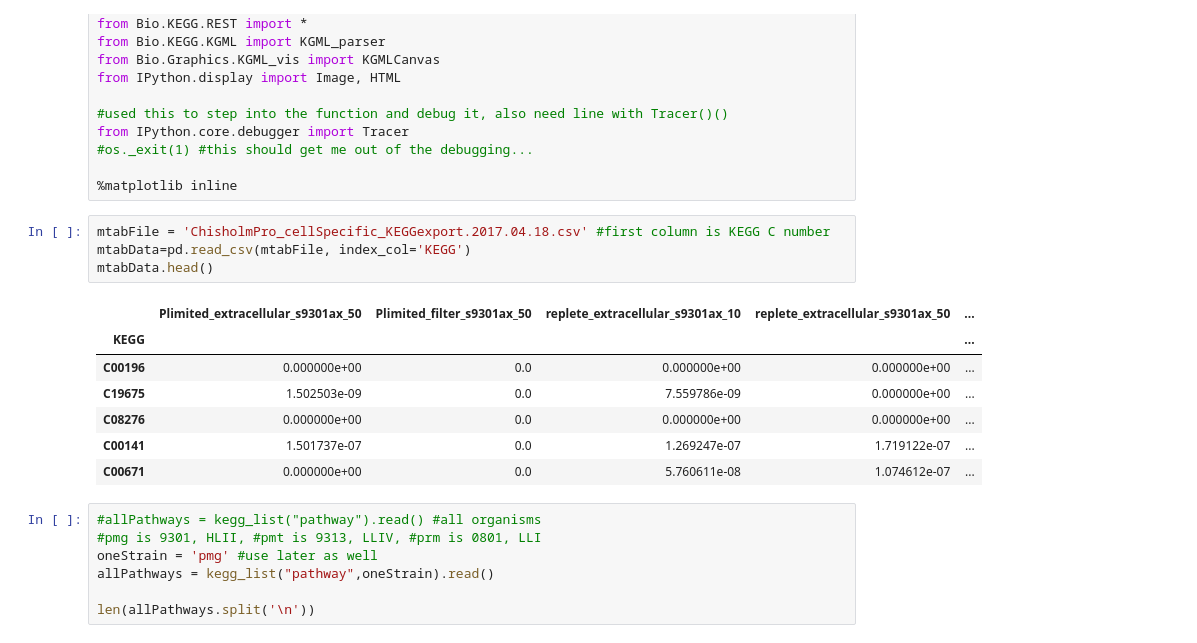
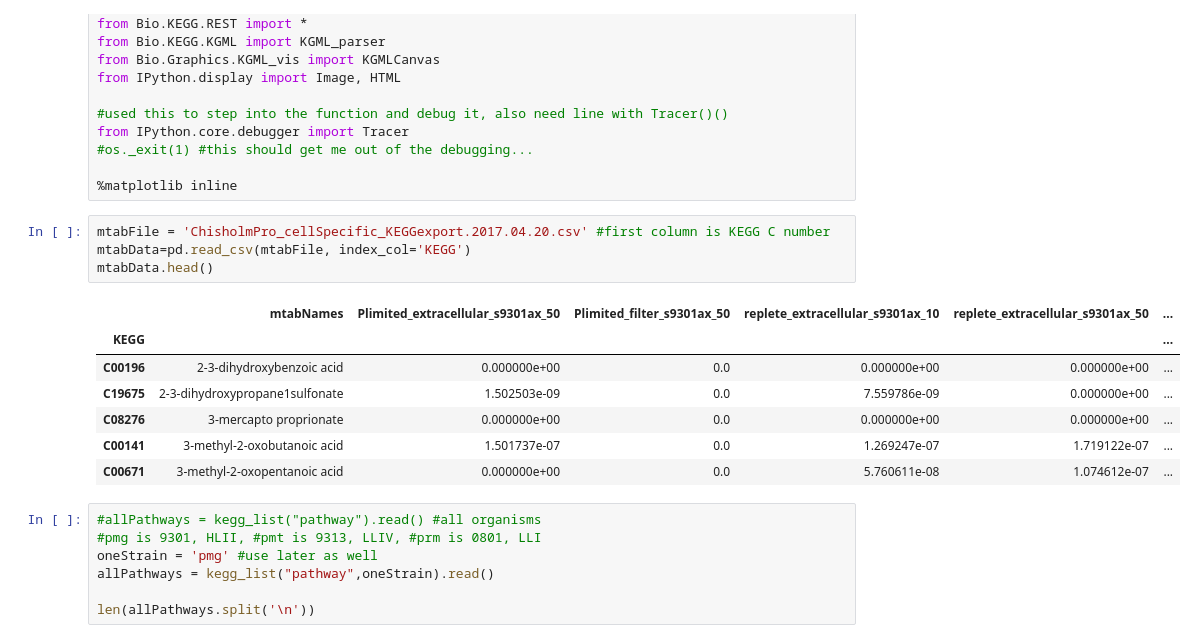
Before and after one commit to redbluewater/Pro_mtabs, a Jupyter notebook: ProKEGG.ipynb, the cells around one changed output. Drawn from its saved outputs; the diff is of its cells as text.

```diff
--- a/ProKEGG.ipynb
+++ b/ProKEGG.ipynb
@@ -34,17 +34,17 @@ from IPython.core.debugger import Tracer
 
 %matplotlib inline
 # %%
-mtabFile = 'ChisholmPro_cellSpecific_KEGGexport.2017.04.18.csv' #first column is KEGG C number
+mtabFile = 'ChisholmPro_cellSpecific_KEGGexport.2017.04.20.csv' #first column is KEGG C number
 mtabData=pd.read_csv(mtabFile, index_col='KEGG')
 mtabData.head()
 # %% [output]
-|  | Plimited_extracellular_s9301ax_50 | Plimited_filter_s9301ax_50 | replete_extracellular_s9301ax_10 | replete_extracellular_s9301ax_50 | ... |
-| KEGG |  |  |  |  | ... |
-| C00196 | 0.000000e+00 | 0.0 | 0.000000e+00 | 0.000000e+00 | ... |
-| C19675 | 1.502503e-09 | 0.0 | 7.559786e-09 | 0.000000e+00 | ... |
-| C08276 | 0.000000e+00 | 0.0 | 0.000000e+00 | 0.000000e+00 | ... |
-| C00141 | 1.501737e-07 | 0.0 | 1.269247e-07 | 1.719122e-07 | ... |
-| C00671 | 0.000000e+00 | 0.0 | 5.760611e-08 | 1.074612e-07 | ... |
+|  | mtabNames | Plimited_extracellular_s9301ax_50 | Plimited_filter_s9301ax_50 | replete_extracellular_s9301ax_10 | replete_extracellular_s9301ax_50 | ... |
+| KEGG |  |  |  |  |  | ... |
+| C00196 | 2-3-dihydroxybenzoic acid | 0.000000e+00 | 0.0 | 0.000000e+00 | 0.000000e+00 | ... |
+| C19675 | 2-3-dihydroxypropane1sulfonate | 1.502503e-09 | 0.0 | 7.559786e-09 | 0.000000e+00 | ... |
+| C08276 | 3-mercapto proprionate | 0.000000e+00 | 0.0 | 0.000000e+00 | 0.000000e+00 | ... |
+| C00141 | 3-methyl-2-oxobutanoic acid | 1.501737e-07 | 0.0 | 1.269247e-07 | 1.719122e-07 | ... |
+| C00671 | 3-methyl-2-oxopentanoic acid | 0.000000e+00 | 0.0 | 5.760611e-08 | 1.074612e-07 | ... |
 # %%
 #allPathways = kegg_list("pathway").read() #all organisms
 #pmg is 9301, HLII, #pmt is 9313, LLIV, #prm is 0801, LLI
```
Also changed, not shown: parts of 2 cells of this notebook, 2 other files.
